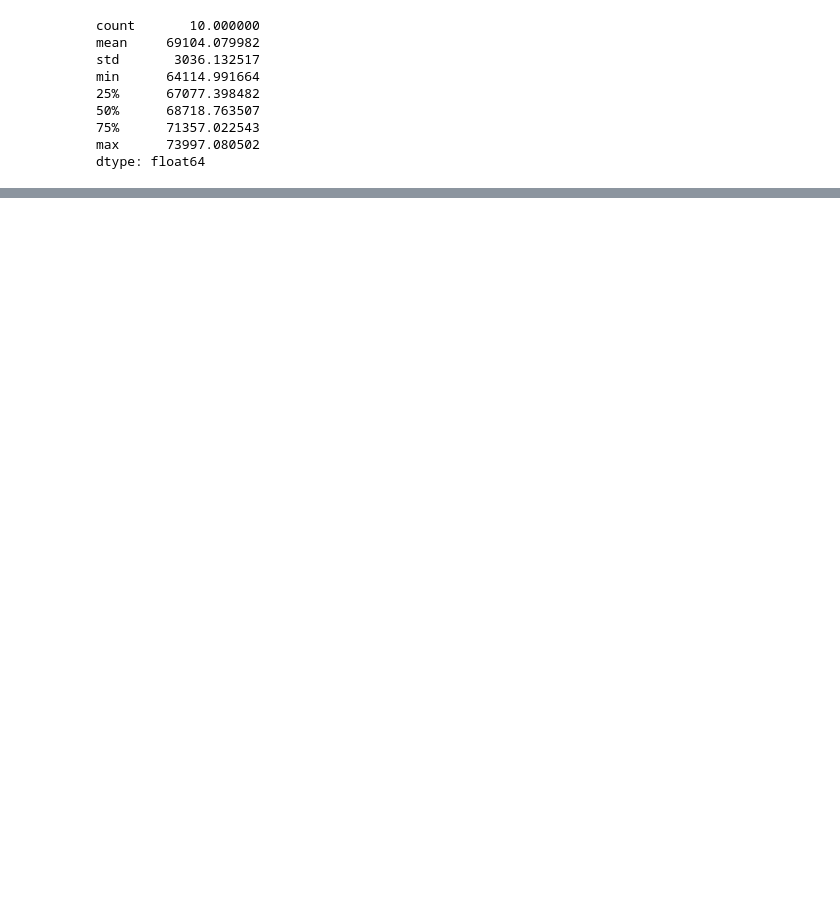
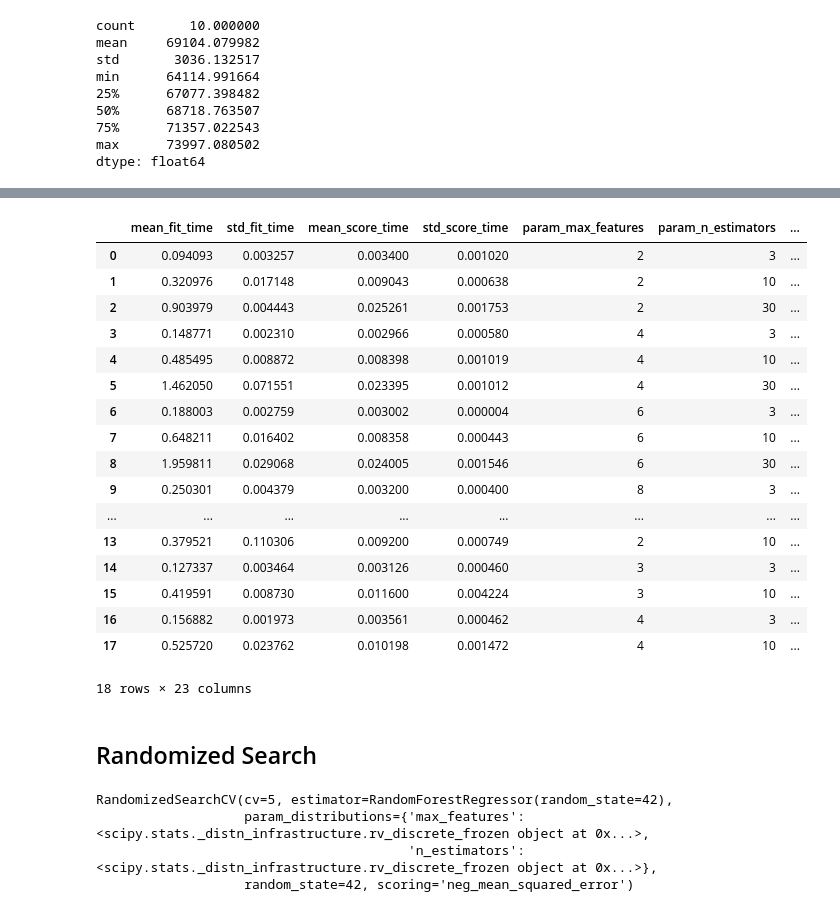
Before and after one commit to souravbhunia07/Machine_Learning, a Jupyter notebook: Hands On Machine Learning with Scikit Learn and TensorFlow codes/2.End-to-End Machine Learning Project/Housing.ipynb, the cells around one changed output, grey strips where cells are left out. Drawn from its saved outputs; the diff is of its cells as text; code cells hidden in the pictures; blank space fills up the shorter version.

```diff
--- a/Hands On Machine Learning with Scikit Learn and TensorFlow codes/2.End-to-End Machine Learning Project/Housing.ipynb
+++ b/Hands On Machine Learning with Scikit Learn and TensorFlow codes/2.End-to-End Machine Learning Project/Housing.ipynb
@@ -911,3 +903,15 @@ min      64114.991664
 75%      71357.022543
 max      73997.080502
 dtype: float64
+# %%
+# Support Vector Regression (SVR)
+#This code snippet demonstrates the usage of Support Vector Regression (SVR) from the scikit-learn library (sklearn) to train a linear SVM regression model on a housing dataset.
+
+from sklearn.svm import SVR
+
+svm_reg = SVR(kernel="linear") # Here, a linear SVR model is created by initializing an instance of the SVR class with the kernel parameter set to "linear". The kernel parameter determines the type of SVM kernel to be used, and in this case, the linear kernel is chosen.
+svm_reg.fit(housing_prepared, housing_labels) # This line trains the SVR model on the prepared housing data (housing_prepared) and their corresponding labels (housing_labels). The fit method fits the model to the training data, allowing it to learn the patterns and relationships between the features and labels.
+housing_predictions = svm_reg.predict(housing_prepared) # This line uses the trained SVR model (svm_reg) to make predictions on the input data (housing_prepared). The predict method predicts the target variable values based on the learned model.
+svm_mse = mean_squared_error(housing_labels, housing_predictions)
+svm_rmse = np.sqrt(svm_mse)
+svm_rmse
@@ -913,0 +924,14 @@ dtype: float64
+# %%
+from sklearn.model_selection import GridSearchCV
+
+param_grid = [
+    # try 12 (3×4) combinations of hyperparameters
+    {'n_estimators': [3, 10, 30], 'max_features': [2, 4, 6, 8]},
+    # then try 6 (2×3) combinations with bootstrap set as False
+    {'bootstrap': [False], 'n_estimators': [3, 10], 'max_features': [2, 3, 4]},
+]
+
+forest_reg = RandomForestRegressor(random_state=42)
+# train across 5 folds, that's a total of (12+6)*5=90 rounds of training
+grid_search = GridSearchCV(forest_reg, param_grid, cv=5, scoring='neg_mean_squared_error', return_train_score=True)
+grid_search.fit(housing_prepared, housing_labels)
@@ -913,0 +978,40 @@ dtype: float64
+# %%
+pd.DataFrame(grid_search.cv_results_)
+# %% [output]
+|  | mean_fit_time | std_fit_time | mean_score_time | std_score_time | param_max_features | param_n_estimators | ... |
+| 0 | 0.094093 | 0.003257 | 0.003400 | 0.001020 | 2 | 3 | ... |
+| 1 | 0.320976 | 0.017148 | 0.009043 | 0.000638 | 2 | 10 | ... |
+| 2 | 0.903979 | 0.004443 | 0.025261 | 0.001753 | 2 | 30 | ... |
+| 3 | 0.148771 | 0.002310 | 0.002966 | 0.000580 | 4 | 3 | ... |
+| 4 | 0.485495 | 0.008872 | 0.008398 | 0.001019 | 4 | 10 | ... |
+| 5 | 1.462050 | 0.071551 | 0.023395 | 0.001012 | 4 | 30 | ... |
+| 6 | 0.188003 | 0.002759 | 0.003002 | 0.000004 | 6 | 3 | ... |
+| 7 | 0.648211 | 0.016402 | 0.008358 | 0.000443 | 6 | 10 | ... |
+| 8 | 1.959811 | 0.029068 | 0.024005 | 0.001546 | 6 | 30 | ... |
+| 9 | 0.250301 | 0.004379 | 0.003200 | 0.000400 | 8 | 3 | ... |
+| ... | ... | ... | ... | ... | ... | ... | ... |
+| 13 | 0.379521 | 0.110306 | 0.009200 | 0.000749 | 2 | 10 | ... |
+| 14 | 0.127337 | 0.003464 | 0.003126 | 0.000460 | 3 | 3 | ... |
+| 15 | 0.419591 | 0.008730 | 0.011600 | 0.004224 | 3 | 10 | ... |
+| 16 | 0.156882 | 0.001973 | 0.003561 | 0.000462 | 4 | 3 | ... |
+| 17 | 0.525720 | 0.023762 | 0.010198 | 0.001472 | 4 | 10 | ... |
+18 rows × 23 columns
+# %% [markdown]
+## Randomized Search
+# %%
+from sklearn.model_selection import RandomizedSearchCV
+from scipy.stats import randint
+
+param_distribs = {
+    'n_estimators': randint(low=1, high=200),
+    'max_features': randint(low=1, high=8),
+}
+
+forest_reg = RandomForestRegressor(random_state=42)
+rnd_search = RandomizedSearchCV(forest_reg, param_distributions=param_distribs, n_iter=10, cv=5, scoring='neg_mean_squared_error', random_state=42)
+rnd_search.fit(housing_prepared, housing_labels)
+# %% [output]
+RandomizedSearchCV(cv=5, estimator=RandomForestRegressor(random_state=42),
+                   param_distributions={'max_features': <scipy.stats._distn_infrastructure.rv_discrete_frozen object at 0x...>,
+                                        'n_estimators': <scipy.stats._distn_infrastructure.rv_discrete_frozen object at 0x...>},
+                   random_state=42, scoring='neg_mean_squared_error')
```
Also changed, not shown: parts of 10 cells of this notebook.
